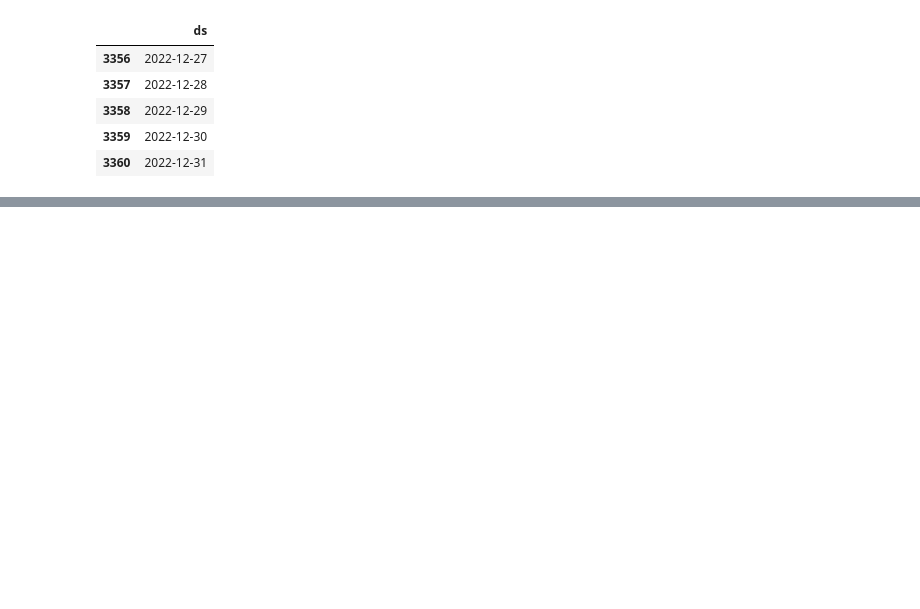
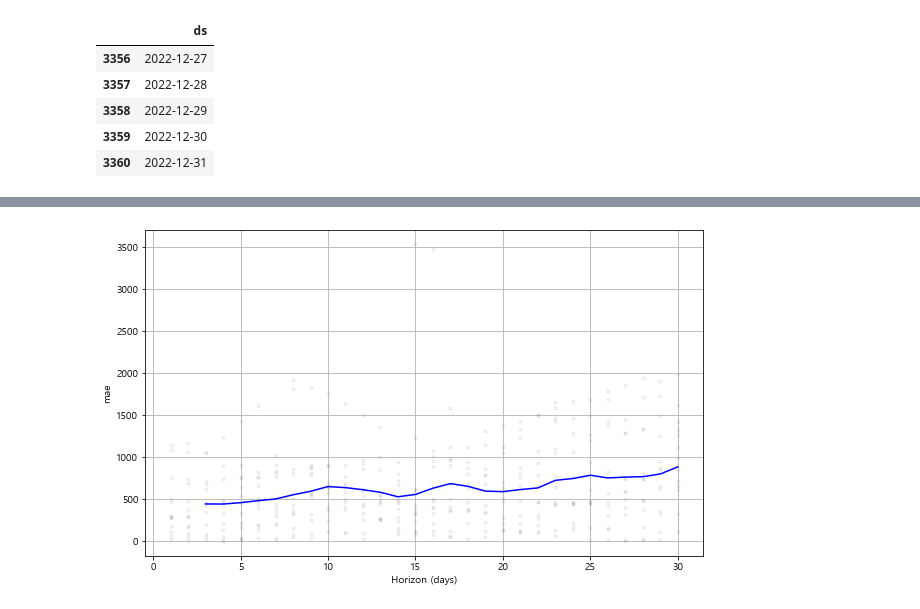
Before and after one commit to fin-special/chicken_price_prediction, a Jupyter notebook: 데이터시각화/hyebin.ipynb, the cells around one changed output, grey strips where cells are left out. Cells and saved outputs as stored; diff of their text form; code cells hidden in the pictures; blank space fills up the shorter version.

```diff
--- a/데이터시각화/hyebin.ipynb
+++ b/데이터시각화/hyebin.ipynb
@@ -1442,0 +1480,15 @@ a = plot_yearly(m)
+# %%
+# 한국 공휴일과 복날 반영, chagepoint 유연성 조정(원래 chagepoint_prior_scale은 0.05임)
+data['cap'] = 4500
+data['floor'] = 1500
+
+m = Prophet(holidays=holidays, changepoint_prior_scale=0.5, seasonality_mode='multiplicative', interval_width=0.95)
+m.add_country_holidays(country_name = 'KR').fit(data)
+
+future = m.make_future_dataframe(periods=30)
+future['cap'] = 4500
+future['floor'] = 1500
+
+forcast = m.predict(future)
+# forecast[['ds','yhat', 'yhat_lower', 'yhat_upper']]
+forecast.tail()
@@ -1442,0 +1649,5 @@ a = plot_yearly(m)
+# %%
+from prophet.diagnostics import cross_validation
+
+df_cv = cross_validation(m,initial='1095 days', period='180 days', horizon='30 days')
+df_cv.head()
@@ -1442,0 +1885,7 @@ a = plot_yearly(m)
+# %%
+# 교차 검증 시각화
+from prophet.plot import plot_cross_validation_metric
+
+fig = plot_cross_validation_metric(df_cv, metric='mae')
+# %% [output]
+[figure, added]
```
Also changed, not shown: parts of 68 cells of this notebook, 2 other files.
